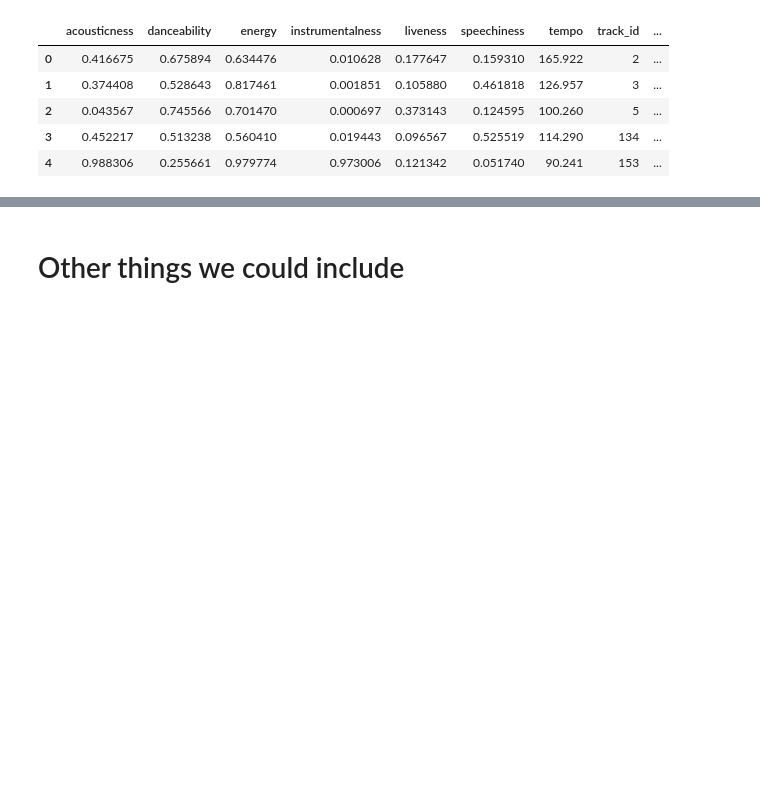
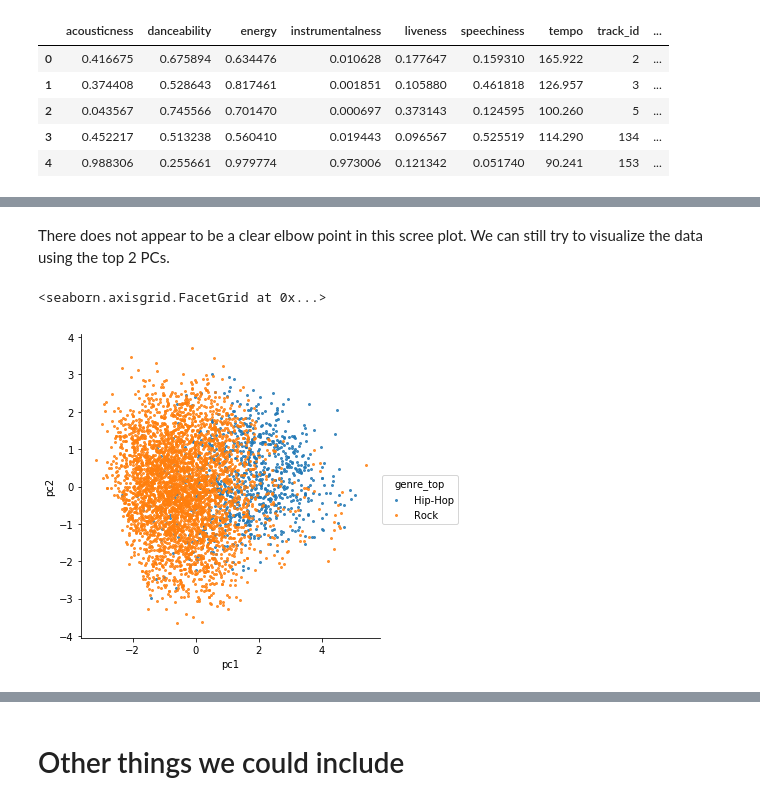
Before and after one commit to UofTCoders/datacamp-projects, a Jupyter notebook: song-classification.ipynb, the cells around one changed output, grey strips where cells are left out. Cells and saved outputs as stored; diff of their text form; code cells hidden in the pictures; blank space fills up the shorter version.

```diff
--- a/song-classification.ipynb
+++ b/song-classification.ipynb
@@ -153,0 +217,17 @@ labels = echo_tracks['genre_top']
+# %% [markdown]
+There does not appear to be a clear elbow point in this scree plot. We can still try to visualize the data using the top 2 PCs.
+# %%
+# Create a data frame for plotting with seaborn (alternatively a groupby loop could be used)
+# Notice that there is no clear decision boundary to be drawn from the first two PCA components.
+
+comps = pca.transform(scaled_train_features)
+# TODO could include the trackis as index here to easy reference the other frame
+# Or merge the two frames
+comps_df = pd.DataFrame({'pc1': comps[:, 0],
+                         'pc2': comps[:, 1],
+                         'genre_top': labels.values})#, columns=['pc1', 'pc2']).reset_index()
+
+sns.lmplot('pc1', 'pc2', hue='genre_top', data=comps_df, fit_reg=False, scatter_kws={'s':4})
+# %% [output]
+<seaborn.axisgrid.FacetGrid at 0x...>
+[figure, added]
```
Also changed, not shown: parts of 46 cells of this notebook.
